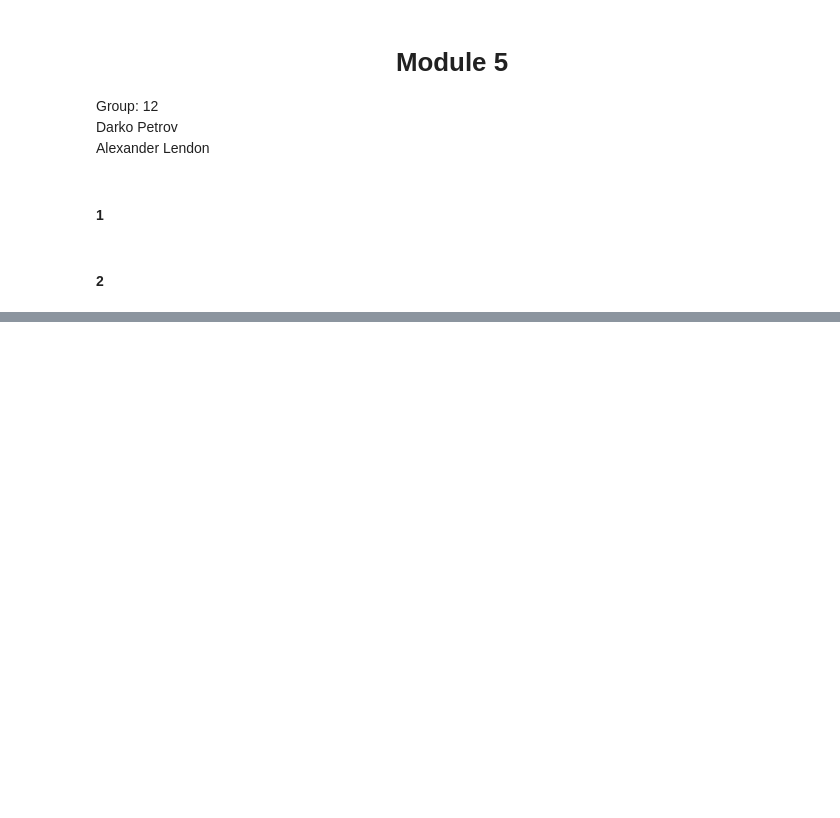
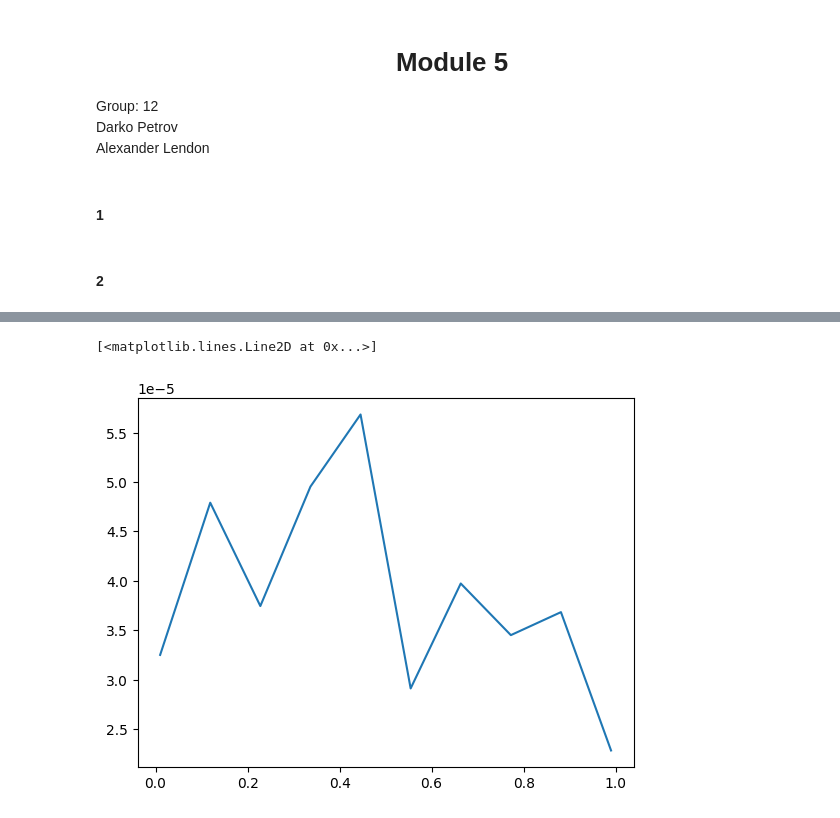
Before and after one commit to darkopetrov/DAT570_Continuous_optimization_in_data_science, a Jupyter notebook: Module_5/Notebook_5.ipynb, the cells around one changed output, grey strips where cells are left out. Drawn from its saved outputs; the diff is of its cells as text; code cells hidden in the pictures; blank space fills up the shorter version.

```diff
--- a/Module_5/Notebook_5.ipynb
+++ b/Module_5/Notebook_5.ipynb
@@ -125,0 +267,78 @@ ValueError: The truth value of an array with more than one element is ambiguous.
+# %%
+import numpy as np
+import matplotlib.pyplot as plt
+
+def proximal_gradient(X, k, beta, max_iter=100000, step_size=1e-3, tolerance=1e-4):
+    # m, n = X.shape
+    # B = np.random.rand(m, k)
+    # R = np.random.rand(k, n)
+    # for i in range(max_iter):
+    #     B_old = B.copy()
+    #     R_old = R.copy()
+    #     B = B - step_size * (B @ R - X) @ R.T
+    #     B = np.maximum(B - beta * step_size, 0)
+    #     R = R - step_size * B.T @ (B @ R - X)
+    #     if np.linalg.norm(B - B_old) + np.linalg.norm(R - R_old) < tolerance:
+    #         print(f"Converged after {i} iterations.")
+    #         break
+    # return B, R
+    m, n = X.shape
+    B = np.random.rand(m, k)
+    R = np.random.rand(k, n)
+
+    for _ in range(max_iter):
+        # Compute the gradient
+        E = B @ R - X
+        gradient_B = 2 * E @ R.T
+        gradient_R = B.T @ E
+
+        # Update with momentum
+        if _ == 0:
+            momentum_B = gradient_B
+            momentum_R = gradient_R
+        else:
+            momentum_B = beta * momentum_B + (1 - beta) * gradient_B
+            momentum_R = beta * momentum_R + (1 - beta) * gradient_R
+
+        # Update B and R using the proximal operator
+        B = np.clip(B - step_size * momentum_B, 0, 1)
+        R = np.clip(R - step_size * momentum_R, 0, 1)
+
+        # Check for convergence
+        if np.linalg.norm(gradient_B) + np.linalg.norm(gradient_R) < tolerance:
+            break
+
+    return B, R
+
+
+# Generate synthetic data
+np.random.seed(42)
+true_B = (np.random.rand(10, 20) < 0.5).astype(float)
+true_R = np.random.rand(20, 100)
+
+X = true_B @ true_R
+
+# Run the algorithm for different beta values
+# betas = [0.1, 0.5, 0.99]
+betas = np.linspace(0.01, 0.99, 10)
+r_error = []
+for beta in betas:
+    print(f"\nRunning Proximal Gradient with beta = {beta}...")
+    B_hat, R_hat = proximal_gradient(X, k=20, beta=beta)
+
+    # Print the reconstruction error
+    reconstruction_error = np.linalg.norm(X - B_hat @ R_hat)
+    print(f"Reconstruction Error (beta={beta}): {reconstruction_error}")
+    r_error.append(reconstruction_error)
+    # plt.plot(B_hat @ R_hat, "*", label=f"beta_hat")
+    # plt.plot(X, ".", label="True B")
+    # plt.legend()
+    # plt.show()
+    # print(f"B_hat:\n{B_hat.shape}")
+    # print(f"True B:\n{true_B.shape}")
+    # print(f"R_hat:\n{R_hat.shape}")
+    # print(f"True R:\n{true_R.shape}")
+
+
+plt.plot(betas, r_error)
+# %% [output]
@@ -125,0 +362,2 @@ ValueError: The truth value of an array with more than one element is ambiguous.
+[<matplotlib.lines.Line2D at 0x...>]
+[figure, added]
```
Also changed, not shown: parts of 8 cells of this notebook.
